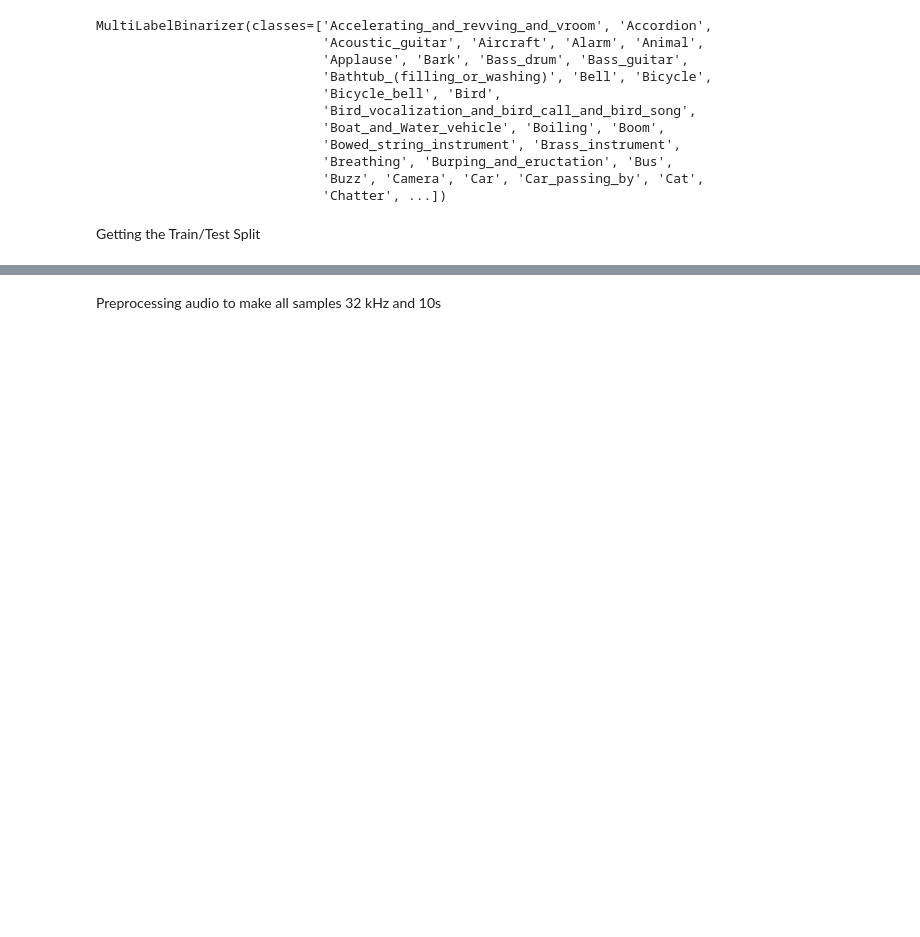
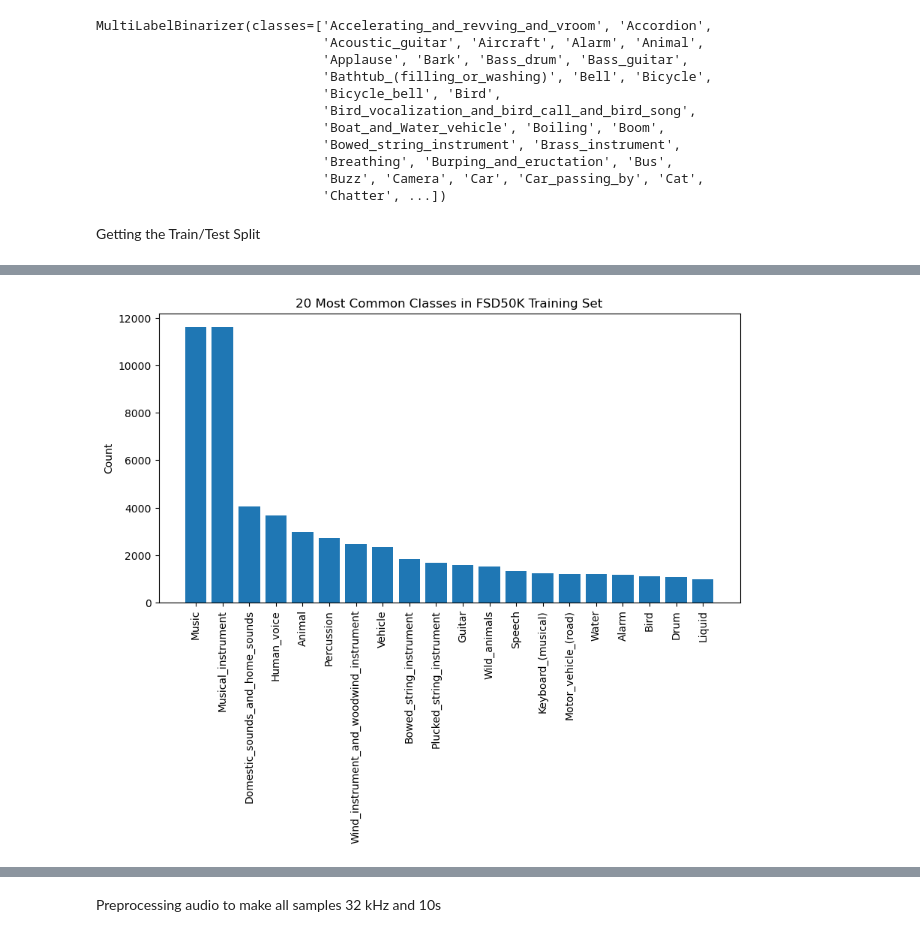
Before and after one commit to amccormick2020/ECEN758, a Jupyter notebook: base_classifier.ipynb, the cells around one changed output, grey strips where cells are left out. Cells and saved outputs as stored; diff of their text form; code cells hidden in the pictures; blank space fills up the shorter version.

Commit message:
Added data exploration code blocks and CF display

```diff
--- a/base_classifier.ipynb
+++ b/base_classifier.ipynb
@@ -64,0 +67,9 @@ NUM_CLASSES = len(all_labels)
+# %%
+# Count how many labels are in each sample
+train_df["num_labels"] = train_df["labels"].apply(lambda s: len(str(s).split(",")))
+
+# Bin counts
+label_bins = train_df["num_labels"].value_counts().sort_index()
+
+print("\nLabel count distribution:")
+print(label_bins)
@@ -64,0 +97,19 @@ NUM_CLASSES = len(all_labels)
+# %%
+from collections import Counter
+
+# Split labels into lists
+label_lists = train_df["labels"].apply(lambda s: str(s).split(","))
+
+# Flatten all labels into one long list
+all_train_labels = [label for sublist in label_lists for label in sublist]
+
+# Count occurrences
+label_counts = Counter(all_train_labels)
+
+# Convert to a DataFrame for easier viewing
+label_counts_df = (
+    pd.DataFrame.from_dict(label_counts, orient='index', columns=["count"])
+      .sort_values("count", ascending=False)
+)
+
+print(label_counts_df)   # Show top 5 most common labels
@@ -64,0 +131,11 @@ NUM_CLASSES = len(all_labels)
+# %%
+import matplotlib.pyplot as plt
+
+plt.figure(figsize=(10,5))
+plt.bar(label_counts_df.index[:20], label_counts_df["count"][:20])
+plt.xticks(rotation=90)
+plt.title("20 Most Common Classes in FSD50K Training Set")
+plt.ylabel("Count")
+plt.show()
+# %% [output]
+[figure, added]
```
Also changed, not shown: parts of 13 cells of this notebook.
